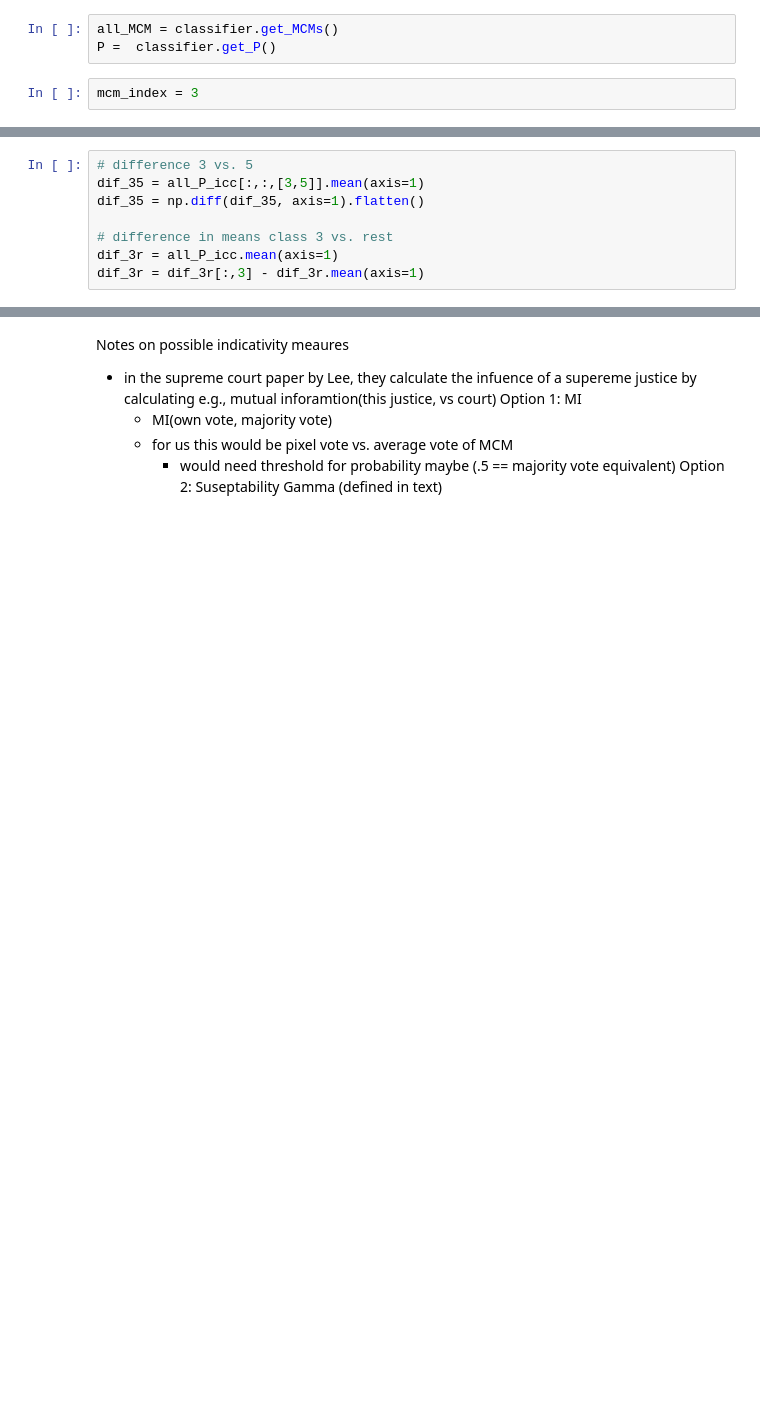
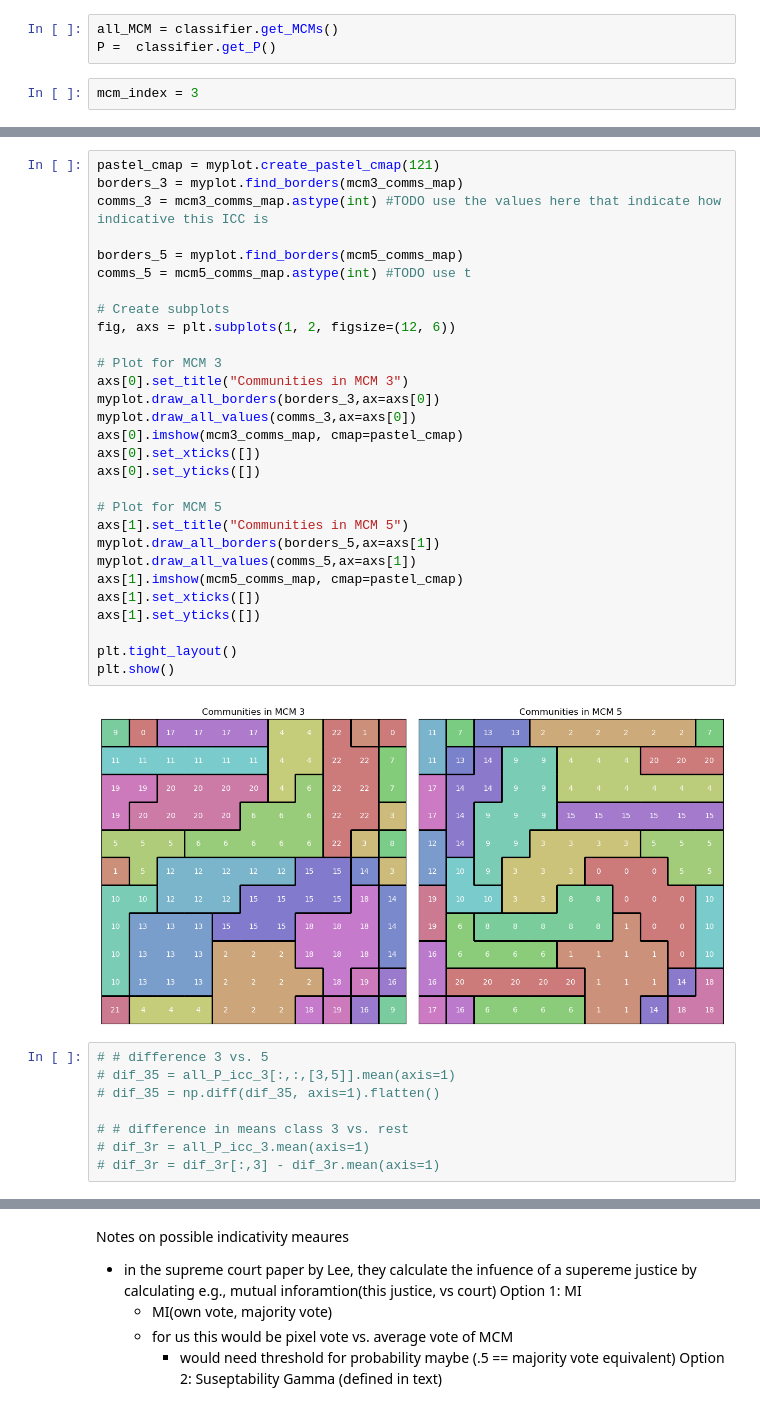
Before and after one commit to PaulHosek/MCM_classifier, a Jupyter notebook: Classifier_1/classifier/bin/paper_plots.ipynb, the cells around one changed output, grey strips where cells are left out. Cells and saved outputs as stored; diff of their text form; blank space fills up the shorter version.

```diff
--- a/Classifier_1/classifier/bin/paper_plots.ipynb
+++ b/Classifier_1/classifier/bin/paper_plots.ipynb
@@ -109,9 +174,40 @@ importlib.reload(myplot)
+# %%
+pastel_cmap = myplot.create_pastel_cmap(121)
+borders_3 = myplot.find_borders(mcm3_comms_map)
+comms_3 = mcm3_comms_map.astype(int) #TODO use the values here that indicate how indicative this ICC is
+
+borders_5 = myplot.find_borders(mcm5_comms_map)
+comms_5 = mcm5_comms_map.astype(int) #TODO use t
+
+# Create subplots
+fig, axs = plt.subplots(1, 2, figsize=(12, 6))
+
+# Plot for MCM 3
+axs[0].set_title("Communities in MCM 3")
+myplot.draw_all_borders(borders_3,ax=axs[0])
+myplot.draw_all_values(comms_3,ax=axs[0])
+axs[0].imshow(mcm3_comms_map, cmap=pastel_cmap)
+axs[0].set_xticks([])
+axs[0].set_yticks([])
+
+# Plot for MCM 5
+axs[1].set_title("Communities in MCM 5")
+myplot.draw_all_borders(borders_5,ax=axs[1])
+myplot.draw_all_values(comms_5,ax=axs[1])
+axs[1].imshow(mcm5_comms_map, cmap=pastel_cmap)
+axs[1].set_xticks([])
+axs[1].set_yticks([])
+
+plt.tight_layout()
+plt.show()
+# %% [output]
+[figure, added]
 # %%
-# difference 3 vs. 5
-dif_35 = all_P_icc[:,:,[3,5]].mean(axis=1)
-dif_35 = np.diff(dif_35, axis=1).flatten()
+# # difference 3 vs. 5
+# dif_35 = all_P_icc_3[:,:,[3,5]].mean(axis=1)
+# dif_35 = np.diff(dif_35, axis=1).flatten()
 
-# difference in means class 3 vs. rest
-dif_3r = all_P_icc.mean(axis=1)
-dif_3r = dif_3r[:,3] - dif_3r.mean(axis=1)
+# # difference in means class 3 vs. rest
+# dif_3r = all_P_icc_3.mean(axis=1)
+# dif_3r = dif_3r[:,3] - dif_3r.mean(axis=1)
 # %%
```
Also changed, not shown: parts of 17 cells of this notebook, 13 other files.
